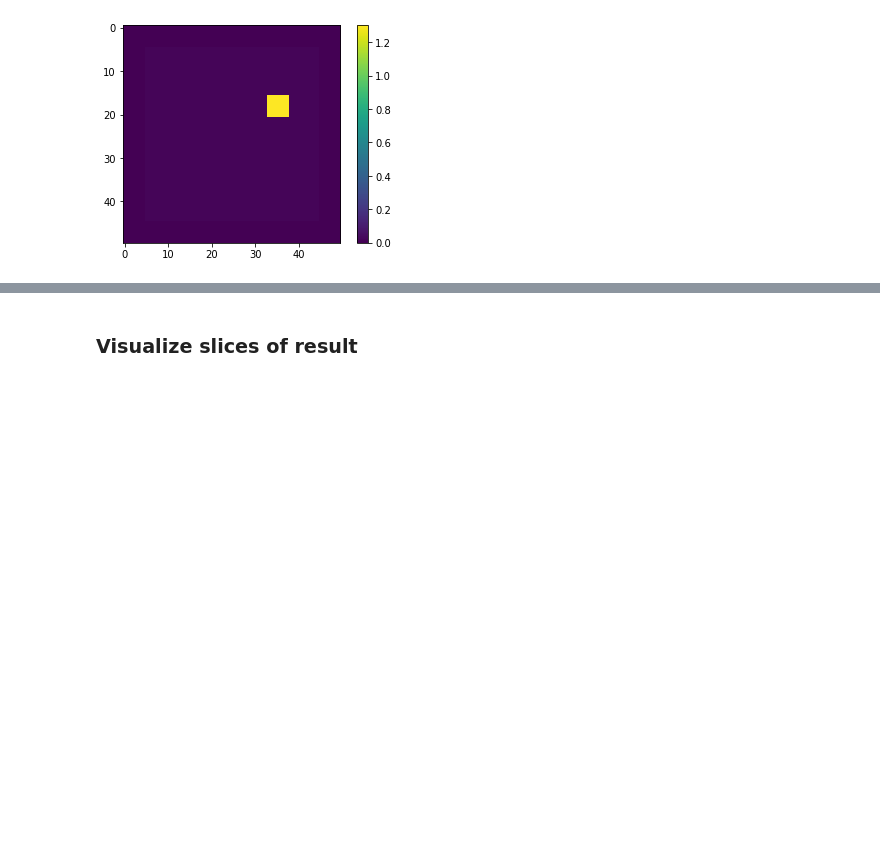
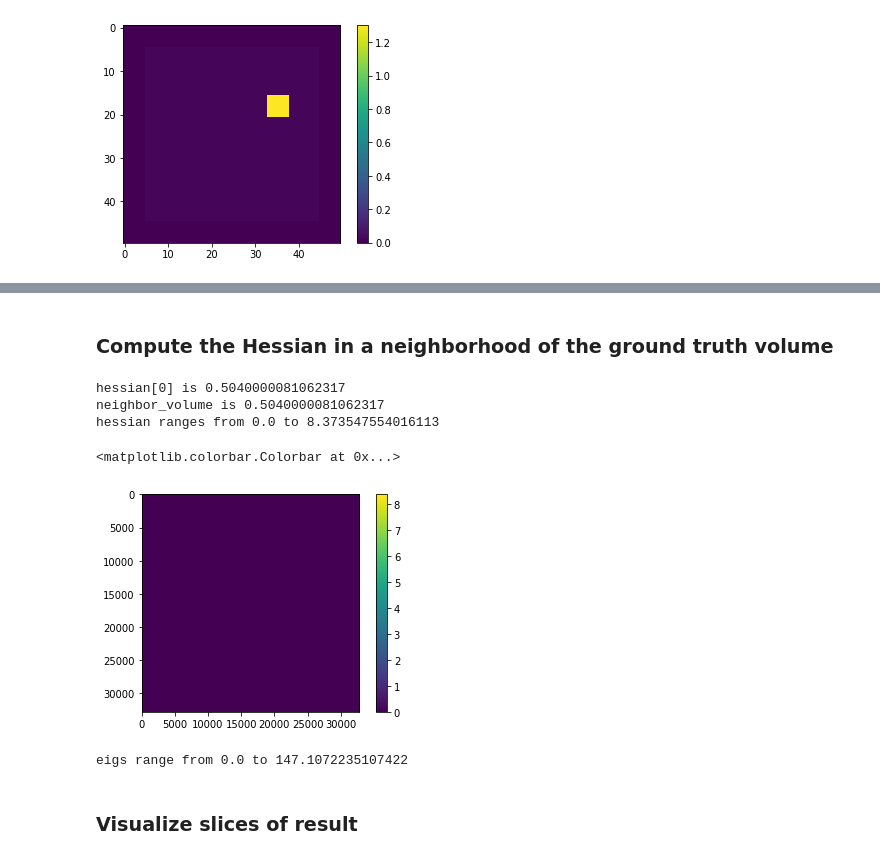
Before and after one commit to modestyachts/multi-energy-ct, a Jupyter notebook: synthetic_data.ipynb, the cells around one changed output, grey strips where cells are left out. Saved outputs shown, nothing was run; the diff lists cells and outputs as text; code cells hidden in the pictures; blank space fills up the shorter version.

```diff
--- a/synthetic_data.ipynb
+++ b/synthetic_data.ipynb
@@ -183,0 +233,58 @@ tifffile.imsave(f'/home/datasets/ct_shepp/fifthdensity_{newdensity}_volume_reso{
+# %% [markdown]
+### Compute the Hessian in a neighborhood of the ground truth volume
+# %%
+
+
+neighbor_volume = volume * 0.9  # as an example, our neighbor point will be a slightly less dense version of the ground truth volume
+
+def loss(neighbor_volume):
+    neighbor_measurements = get_measurements(neighbor_volume)
+    return jnp.sum(jnp.square(gt_measurements - neighbor_measurements))
+
+g = jax.grad(loss)  # jacrev
+basis = jnp.eye(reso**3)
+def hessian_row(neighbor_volume, basis_row):
+    return neighbor_volume, jax.jvp(g, primals=[neighbor_volume], tangents=[basis_row.reshape(neighbor_volume.shape)])[1]
+hessian = jax.lax.scan(hessian_row, init=neighbor_volume, xs=basis)
+
+
+
+
+# def hessian_row(neighbor_volume, row_id):
+#     def gflat(neighbor_volume):
+#         return g(neighbor_volume).flatten()[row_id]
+#     return neighbor_volume, jax.grad(gflat)(neighbor_volume)
+
+# hessian = jax.lax.scan(hessian_row, init=neighbor_volume, xs=jnp.arange(start=0, stop=reso**3, step=1))
+
+
+# grad = g(neighbor_volume)
+# print(f'grad ranges from {jnp.min(grad.flatten())} to {jnp.max(grad.flatten())}')
+
+print(f'hessian[0] is {jnp.max(hessian[0].flatten())}')
+print(f'neighbor_volume is {jnp.max(neighbor_volume.flatten())}')
+hessian = hessian[1].reshape((reso**3, reso**3))
+print(f'hessian ranges from {jnp.min(hessian.flatten())} to {jnp.max(hessian.flatten())}')
+plt.imshow(hessian)
+plt.colorbar()
+
+# hessian = []
+# for i in tqdm(range(len(basis))):
+#     hessian_row = jax.jvp(g, primals=[neighbor_volume], tangents=[basis[0].reshape(neighbor_volume.shape)])
+#     # print(hessian_row[0].shape)
+#     # print(jnp.max(hessian_row[0].flatten()))
+#     print(jnp.max(hessian_row[1].flatten()))
+#     hessian.append(hessian_row[1].flatten)
+
+# hessian = jax.hessian(loss, argnums=0)(neighbor_volume)
+# %% [output]
+hessian[0] is 0.5040000081062317
+neighbor_volume is 0.5040000081062317
+hessian ranges from 0.0 to 8.373547554016113
+<matplotlib.colorbar.Colorbar at 0x...>
+[figure, added]
+# %%
+eigs, _ = np.linalg.eig(hessian)
+print(f'eigs range from {np.min(eigs)} to {np.max(eigs)}')
+# %% [output]
+eigs range from 0.0 to 147.1072235107422
```
Also changed, not shown: parts of 5 cells of this notebook.
